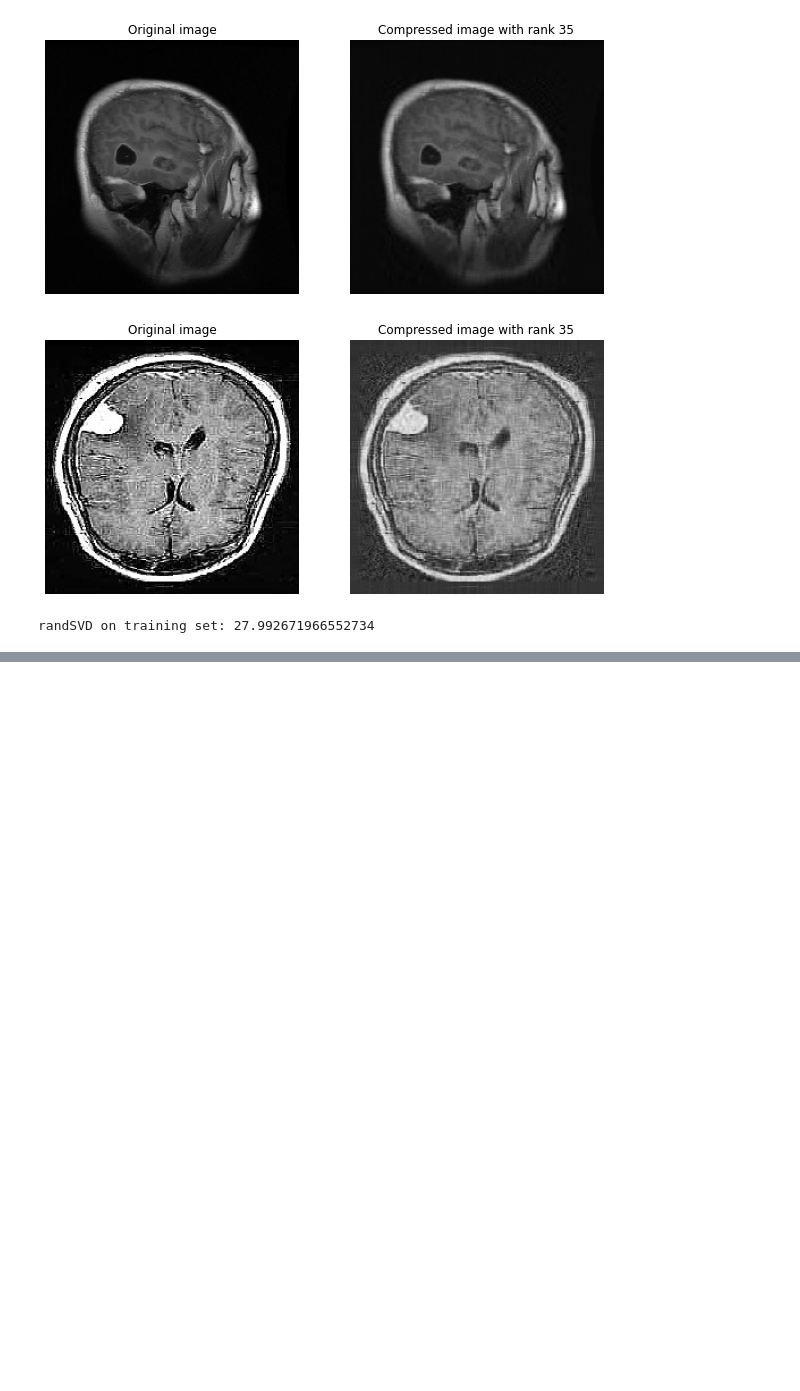
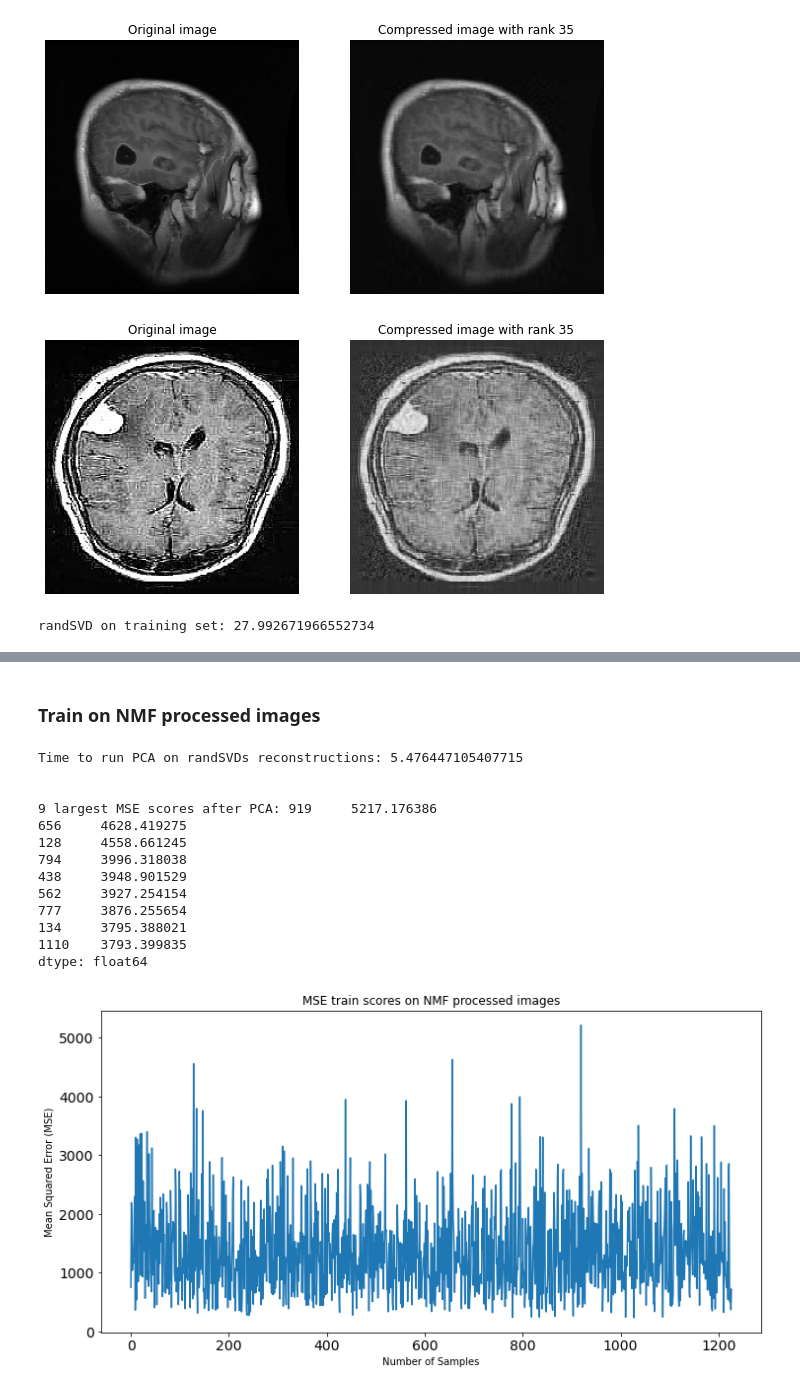
Before and after one commit to nsuttora/Anomaly-Detection-Numerical-LinAlg-for-Big-Data, a Jupyter notebook: pca_baseline.ipynb, the cells around one changed output, grey strips where cells are left out. Saved outputs shown, nothing was run; the diff lists cells and outputs as text; code cells hidden in the pictures; blank space fills up the shorter version.

```diff
--- a/pca_baseline.ipynb
+++ b/pca_baseline.ipynb
@@ -272,42 +271,0 @@ def pca_anomaly_detection(X):
-# %%
-def run_training(pca_tumor_images, pca_no_tumors_images, standardize_func, randSVD_func, plot_mse=False):
-
-    torch.manual_seed(42)
-
-    pca_imgs = pca_tumor_images + pca_no_tumors_images
-    pca_arrays = np.array(pca_imgs)
-    pca_arrays = pca_arrays.reshape((pca_arrays.shape[0], pca_arrays.shape[1]*pca_arrays.shape[2]))
-
-    pca_stand = standardize_func(pca_arrays)
-    pca_stand_arrays = np.array(pca_stand)
-    pca_tensor = torch.from_numpy(pca_stand_arrays)
-
-    # Random permutation of rows (shuffle the images)
-    pca_tensor_shuffled = pca_tensor[torch.randperm(pca_tensor.size()[0])]
-
-    pca_svd_recons = []
-    pca_arrays_shuffled = np.array(pca_tensor_shuffled)
-
-    # Creating the randSVD reconstructions of images to be passed to PCA model
-    for arr in pca_arrays_shuffled:
-        pca_arr_svd = randSVD_func(arr.reshape((224, 224)), k=28, graph=False)
-        pca_svd_recons.append(pca_arr_svd)
-    pca_recon_arrays = np.array(pca_svd_recons)
-
-    pca_recon_arrays = pca_recon_arrays.reshape((pca_recon_arrays.shape[0], pca_recon_arrays.shape[1]*pca_recon_arrays.shape[2]))
-
-    # Perform PCA
-    start_pca = time.time()
-    scores, pca_df, pca = pca_anomaly_detection(pca_recon_arrays)
-    end_pca_time = time.time() - start_pca
-
-    print(f"Time to run PCA on randSVDs reconstructions: {end_pca_time}")
-    print('\n')
-    print(f"9 largest MSE scores after PCA: {scores.nlargest(9)}")
-
-    if plot_mse is True:
-        scores.plot(figsize=(12, 6), title="MSE train scores", xlabel="Number of Samples",
-                    ylabel="Mean Squared Error (MSE)", kind='line', fontsize=14)
-    plt.show()
-
-    return pca, pca_df, scores
@@ -421,0 +413,20 @@ plt.show()
+# %% [markdown]
+### Train on NMF processed images
+# %%
+pca_MODEL, pca_DF, mse_train_scores_nmf = run_training(pca_t, pca_no_t, standardize, randSVD_recon, nmf_recon,
+                                                   "NMF", plot_mse=True)
+# %% [output]
+Time to run PCA on randSVDs reconstructions: 5.476447105407715
+
+
+9 largest MSE scores after PCA: 919     5217.176386
+656     4628.419275
+128     4558.661245
+794     3996.318038
+438     3948.901529
+562     3927.254154
+777     3876.255654
+134     3795.388021
+1110    3793.399835
+dtype: float64
+[figure, added]
```
Also changed, not shown: parts of 40 cells of this notebook.
